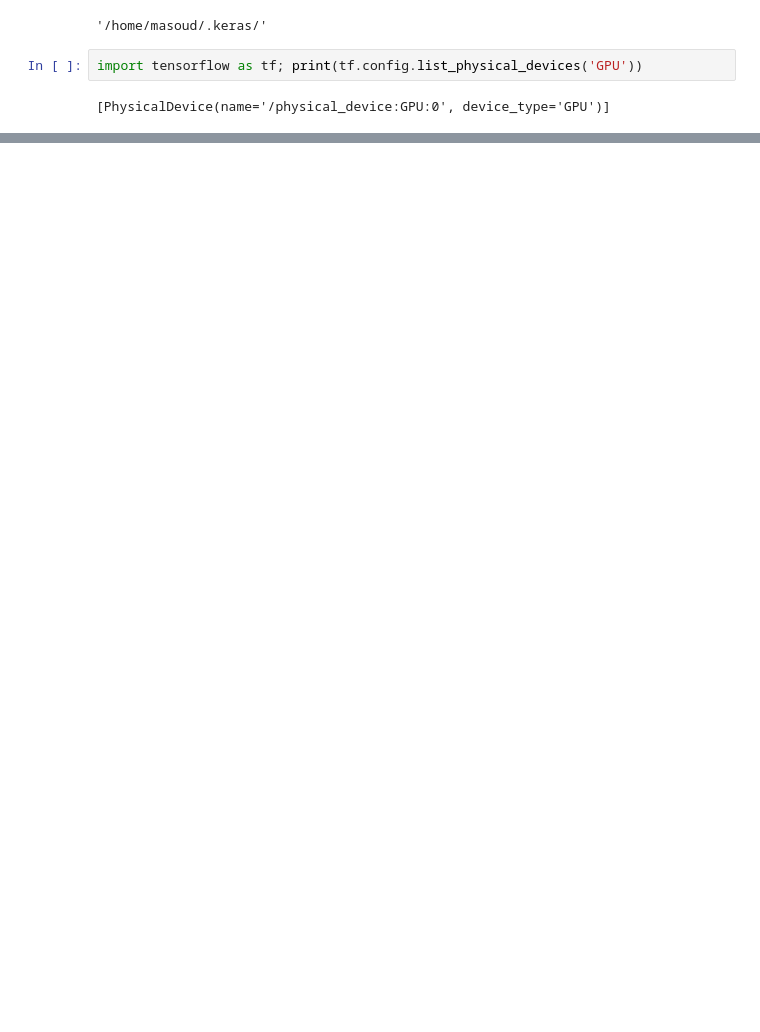
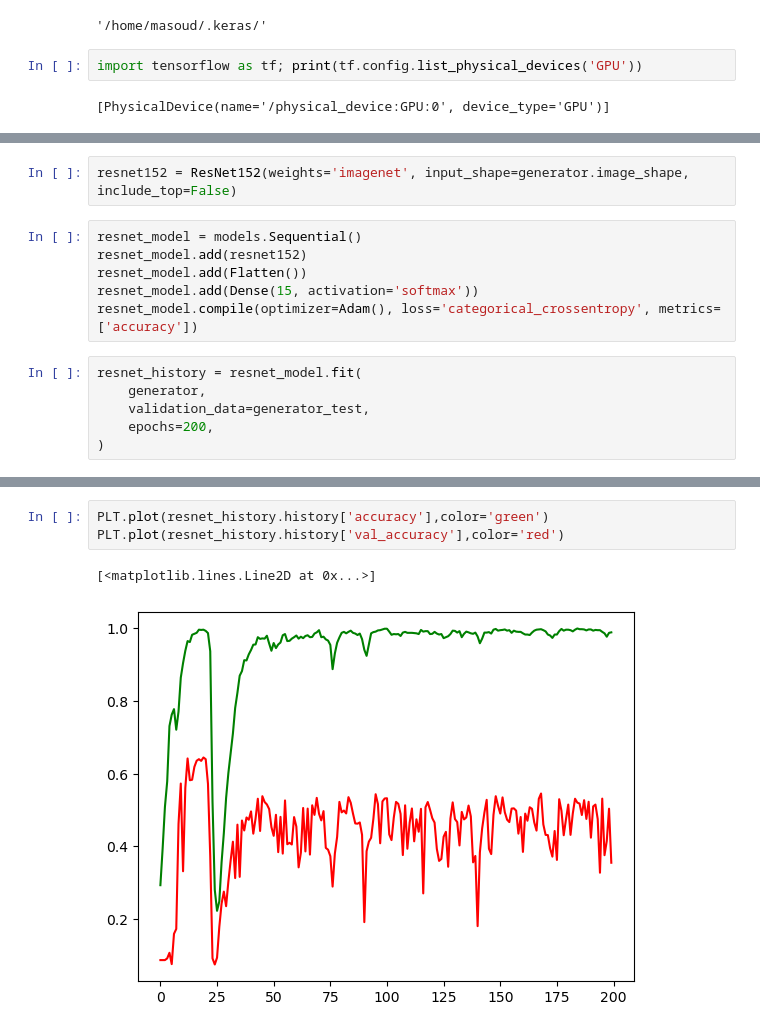
Before and after one commit to w74anheda/AI, a Jupyter notebook: app/Projects/FAM/15-Scene.ipynb, the cells around one changed output, grey strips where cells are left out. Saved outputs shown, nothing was run; the diff lists cells and outputs as text; blank space fills up the shorter version.

```diff
--- a/app/Projects/FAM/15-Scene.ipynb
+++ b/app/Projects/FAM/15-Scene.ipynb
@@ -117,0 +287,14 @@ history = model.fit(
+# %%
+resnet152 = ResNet152(weights='imagenet', input_shape=generator.image_shape, include_top=False)
+# %%
+resnet_model = models.Sequential()
+resnet_model.add(resnet152)
+resnet_model.add(Flatten())
+resnet_model.add(Dense(15, activation='softmax'))
+resnet_model.compile(optimizer=Adam(), loss='categorical_crossentropy', metrics=['accuracy'])
+# %%
+resnet_history = resnet_model.fit(
+    generator,
+    validation_data=generator_test,
+    epochs=200,
+)
@@ -117,0 +330,6 @@ history = model.fit(
+# %%
+PLT.plot(resnet_history.history['accuracy'],color='green')
+PLT.plot(resnet_history.history['val_accuracy'],color='red')
+# %% [output]
+[<matplotlib.lines.Line2D at 0x...>]
+[figure, added]
```
Also changed, not shown: parts of 26 cells of this notebook, 5 other files.
